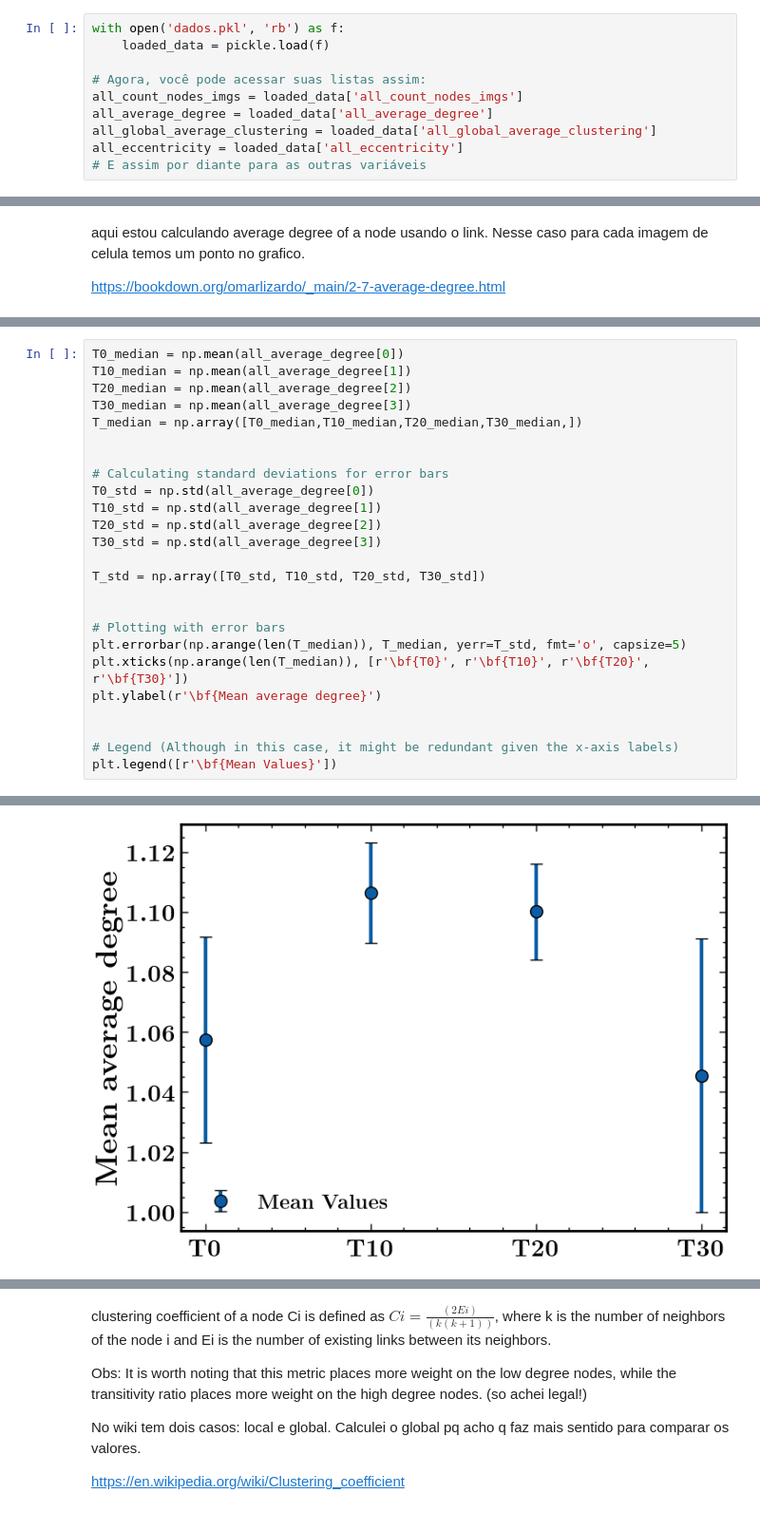
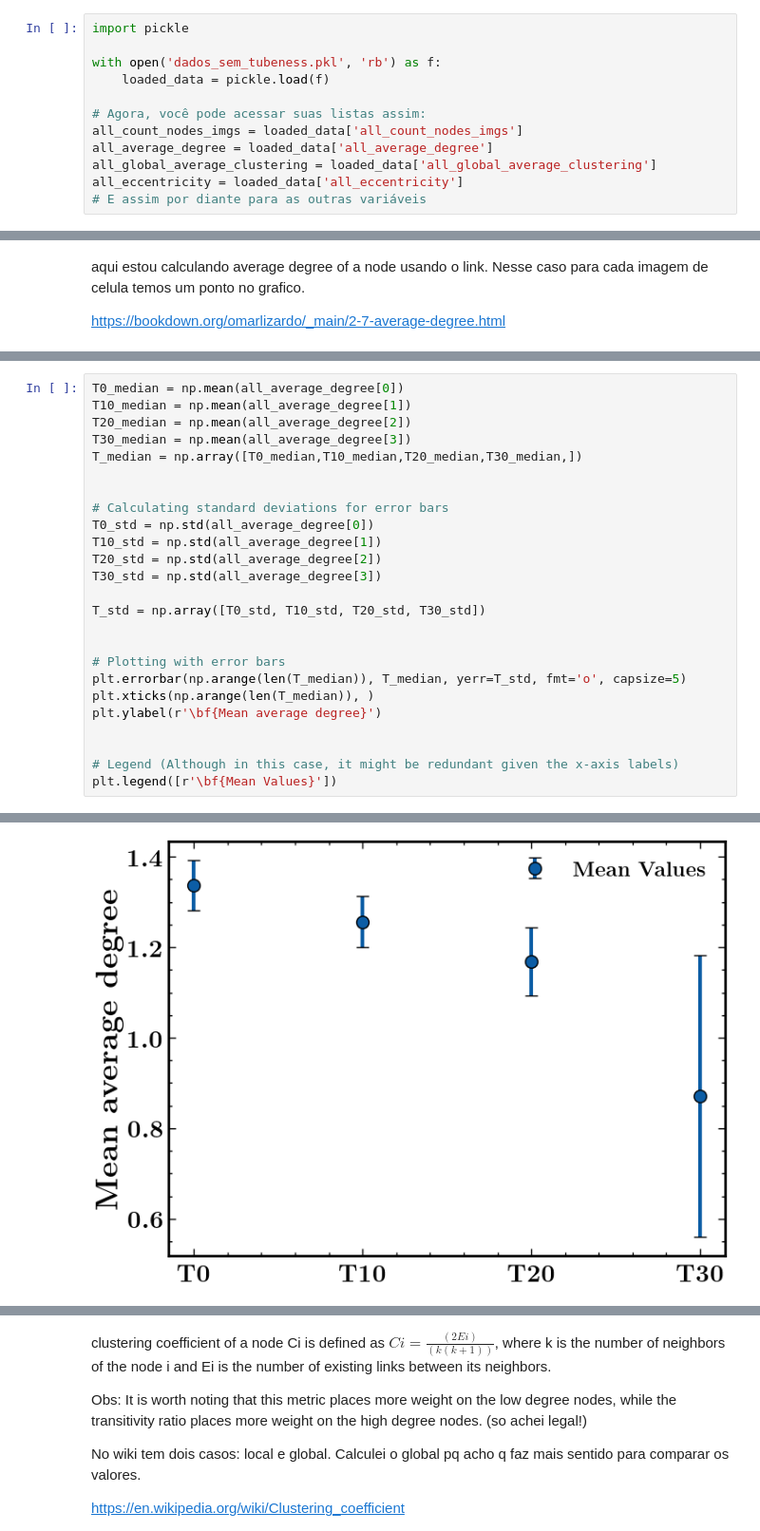
Before and after one commit to walacevale/network_actin_cell, a Jupyter notebook: metricas.ipynb, the cells around one changed output, grey strips where cells are left out. Shown at 95% size. Saved outputs shown, nothing was run; the diff lists cells and outputs as text.

```diff
--- a/metricas.ipynb
+++ b/metricas.ipynb
@@ -73,7 +73,9 @@ data_to_save = {
 with open('dados.pkl', 'wb') as f:
     pickle.dump(data_to_save, f)
 # %%
-with open('dados.pkl', 'rb') as f:
+import pickle
+
+with open('dados_sem_tubeness.pkl', 'rb') as f:
     loaded_data = pickle.load(f)
 
 # Agora, você pode acessar suas listas assim:
@@ -151,28 +168,28 @@ plt.ylim([0,np.max(average_degree)+1])
 # %%
 T0_median = np.mean(all_average_degree[0])
 T10_median = np.mean(all_average_degree[1])
 T20_median = np.mean(all_average_degree[2])
 T30_median = np.mean(all_average_degree[3])
 T_median = np.array([T0_median,T10_median,T20_median,T30_median,])
 
 
 # Calculating standard deviations for error bars
 T0_std = np.std(all_average_degree[0])
 T10_std = np.std(all_average_degree[1])
 T20_std = np.std(all_average_degree[2])
 T30_std = np.std(all_average_degree[3])
 
 T_std = np.array([T0_std, T10_std, T20_std, T30_std])
 
 
 # Plotting with error bars
 plt.errorbar(np.arange(len(T_median)), T_median, yerr=T_std, fmt='o', capsize=5)
-plt.xticks(np.arange(len(T_median)), [r'\bf{T0}', r'\bf{T10}', r'\bf{T20}', r'\bf{T30}'])
+plt.xticks(np.arange(len(T_median)), )
 plt.ylabel(r'\bf{Mean average degree}')
 
 
 # Legend (Although in this case, it might be redundant given the x-axis labels)
 plt.legend([r'\bf{Mean Values}'])
 # %% [output]
 <matplotlib.legend.Legend at 0x...>
-[figure, old version]
+[figure, new version]
```
Also changed, not shown: parts of 12 cells of this notebook.
